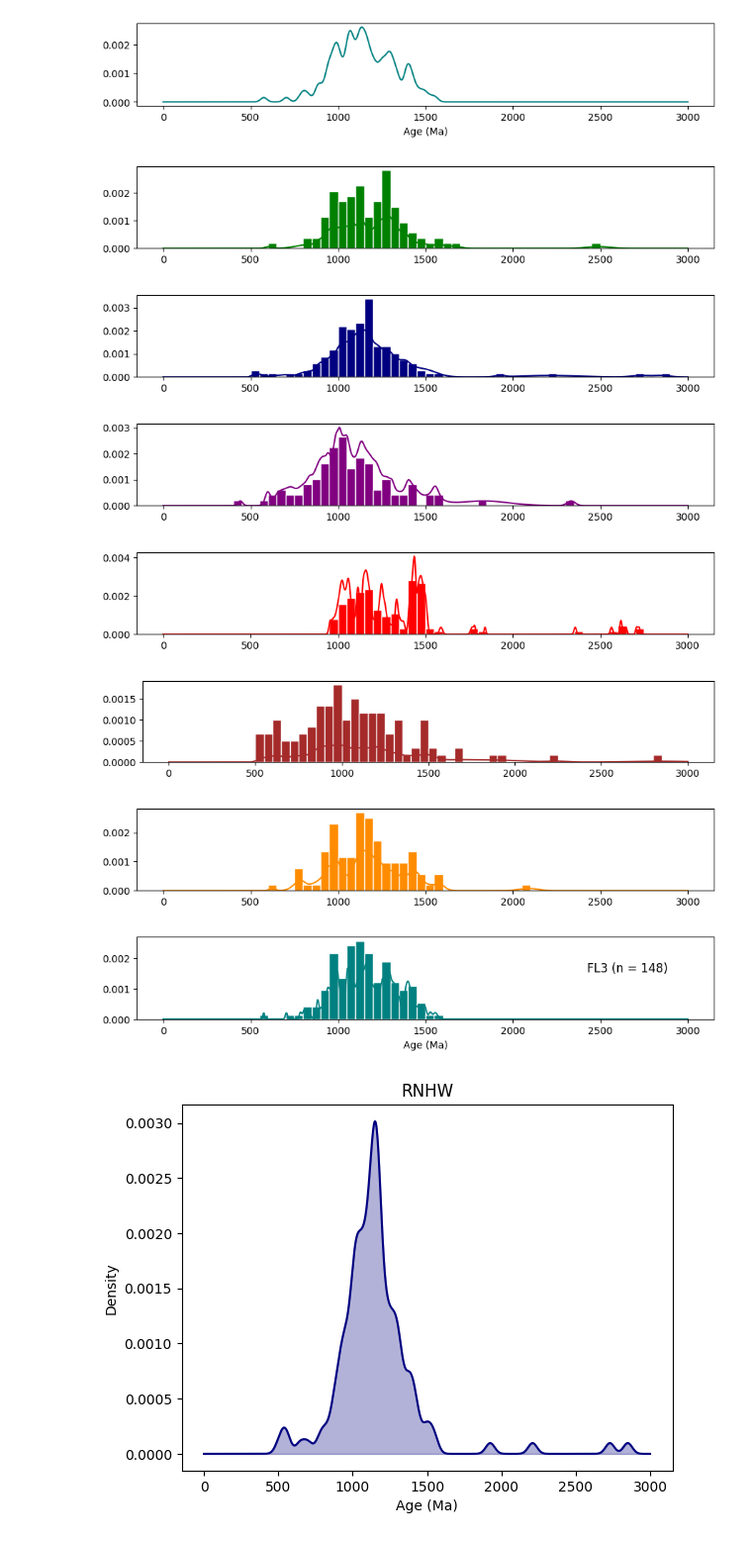
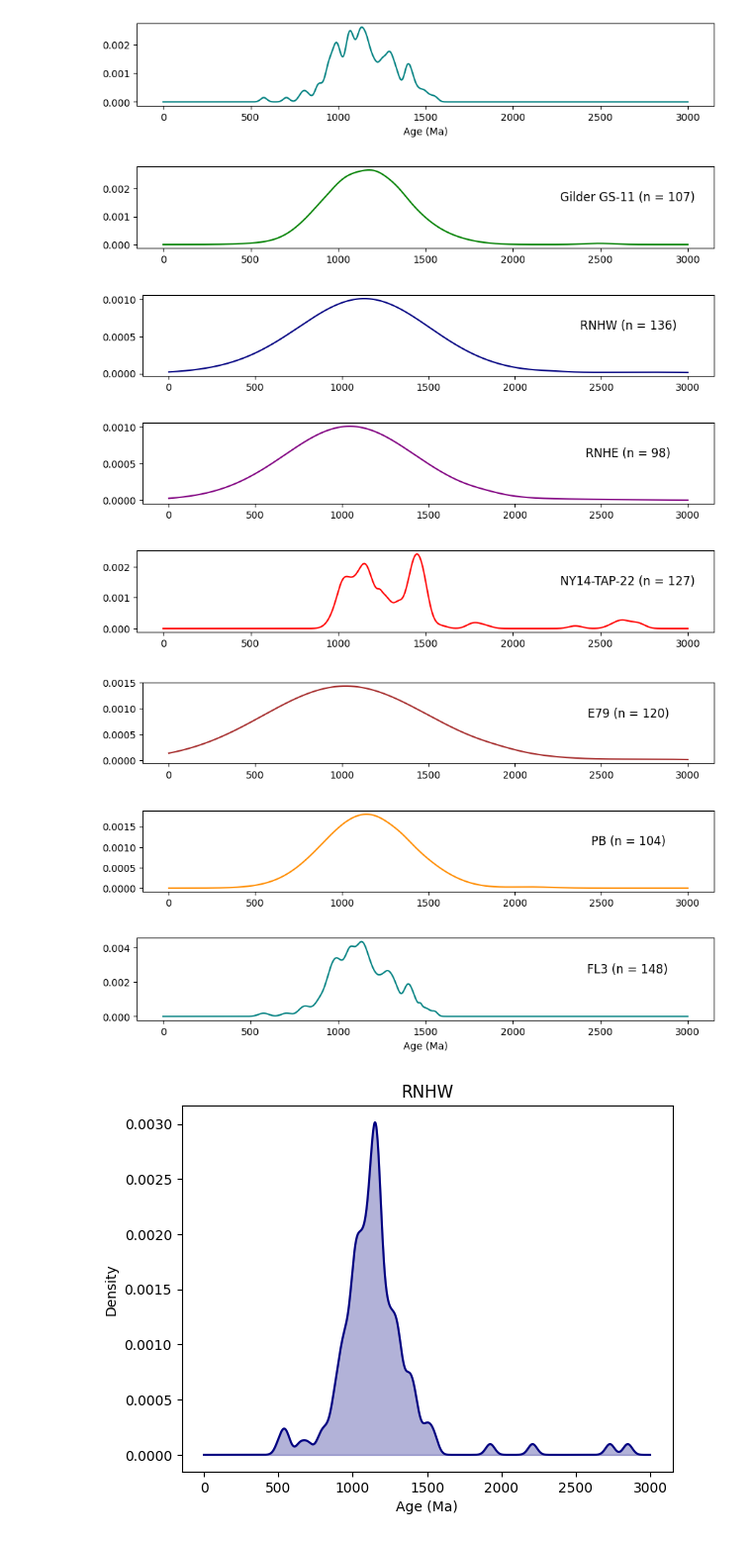
Before and after one commit to gymontes/ZirconRep, a Jupyter notebook: zirconThing.ipynb, the cells around one changed output. Shown: that part at 99% size. Saved outputs shown, nothing was run; the diff lists cells and outputs as text; code cells hidden in the pictures.

```diff
--- a/zirconThing.ipynb
+++ b/zirconThing.ipynb
@@ -499,30 +505,33 @@ def kde_func(file_name, width, height, h, lower, upper, nums, num_bins, color_li
         x_vals = np.linspace(lower, upper, nums)
         total_sum = np.zeros_like(x_vals)
         fig,ax = plt.subplots(figsize=(width, height/num_samples))
+        error_max = max(errors)
         for xi, e in zip(data, errors):
-            h = np.sqrt((1.1*e)**2 - (e)**2)
+            h = np.sqrt((1.04*error_max)**2 - (e)**2)
             total_sum += K((x_vals - xi) / h)
         y_vals = total_sum/(h*len(data))
         if hist_input == True and kde_input == True:
             ax.plot(x_vals, y_vals, color=the_color)
             ax.hist(df[column], color=the_color, edgecolor='white', bins=range(lower, upper, num_bins), density=True)
+            ax.set_title(column + " (n = " + str(len(data)) + ")", x=width/12.35, y=height/21)
         elif kde_input == True:
             ax.plot(x_vals, y_vals, color=the_color)
+            ax.set_title(column + " (n = " + str(len(data)) + ")", x=width/12.35, y=height/21)
         elif hist_input == True:
             ax.hist(df[column], color=the_color, edgecolor='white', bins=range(lower, upper, num_bins), density=True)
-    ax.set_title(column + " (n = " + str(len(data)) + ")", x=width/12.35, y=height/21)
+            ax.set_title(column + " (n = " + str(len(data)) + ")", x=width/12.35, y=height/21)
     plt.xlabel('Age (Ma)')
     plt.show()
 # %%
-kde_func('ForAgeCalc.xlsx', 10.5, 10.5, 18, 0, 3000, 1000, 50, ['green', 'navy', 'purple', 'red', 'brown', 'darkorange', 'teal'], True, True)
+kde_func('ForAgeCalc.xlsx', 10.5, 10.5, 18, 0, 3000, 1000, 50, ['green', 'navy', 'purple', 'red', 'brown', 'darkorange', 'teal'], False, True)
 # %% [output]
-[figure, old version]
+[figure, new version]
-[figure, old version]
+[figure, new version]
-[figure, old version]
+[figure, new version]
-[figure, old version]
+[figure, new version]
-[figure, old version]
+[figure, new version]
-[figure, old version]
+[figure, new version]
-[figure, old version]
+[figure, new version]
 # %%
 def K(x):
     return np.exp(-x**2/2)/np.sqrt(2*np.pi)
```
Also changed, not shown: parts of 2 cells of this notebook.
